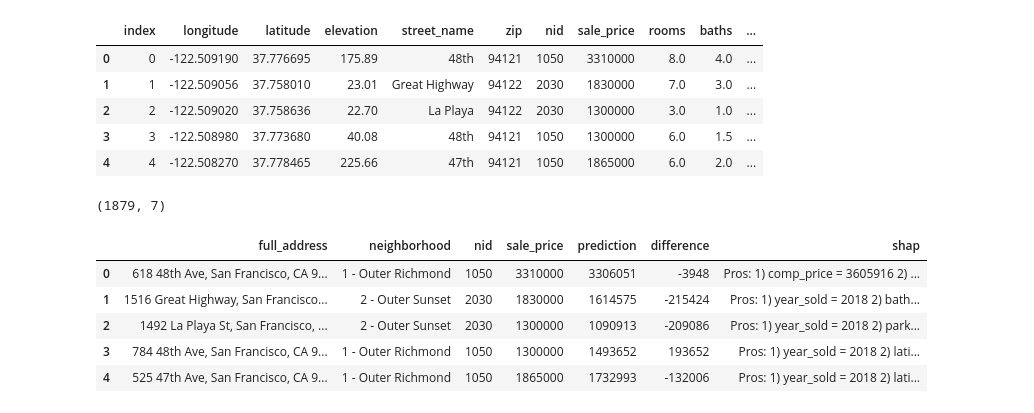
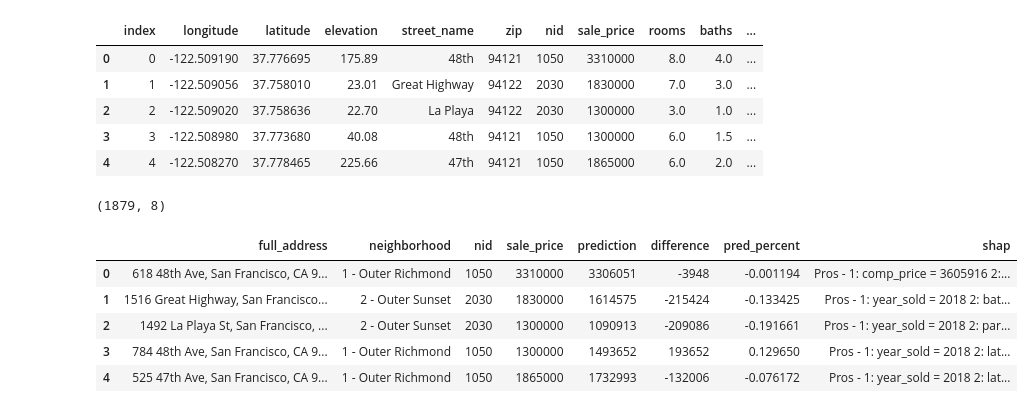
Before and after one commit to JimKing100/Jestimate, a Jupyter notebook: FinalLR.ipynb, the cells around one changed output. Drawn from its saved outputs; the diff is of its cells as text; code cells hidden in the pictures.

```diff
--- a/FinalLR.ipynb
+++ b/FinalLR.ipynb
@@ -391,7 +391,7 @@ plt.gca().set(title='Frequency Histogram of Prediction Errors', xlabel='Error Pe
 # %% [output]
 [figure]
 # %%
-# Calculate the 3 top and bottom shapley values for each prediction
+# Calculate the 2 top and bottom shapley values for each prediction
 import warnings
 warnings.filterwarnings("ignore")
 
@@ -417,21 +417,21 @@ def explain(row_number):
   feature_values = row.values[0]
   shaps = pd.Series(shap_values[0], zip(feature_names,feature_values))
 
-  pros = shaps.sort_values(ascending=False)[:3].index
-  cons = shaps.sort_values(ascending=True)[:3].index
+  pros = shaps.sort_values(ascending=False)[:2].index
+  cons = shaps.sort_values(ascending=True)[:2].index
 
-  pro_str = 'Pros: '
-  con_str = 'Cons: '
+  pro_str = 'Pros - '
+  con_str = 'Cons - '
 
   for i, pro in enumerate(pros, start=1):
     feature_name, feature_value = pro
-    pro_str = pro_str + str(i) + ') ' + feature_name + ' = ' + str(feature_value) + ' '
+    pro_str = pro_str + str(i) + ': ' + feature_name + ' = ' + str(feature_value) + ' '
 
   for i, con in enumerate(cons, start=1):
     feature_name, feature_value = con
-    con_str = con_str + str(i) + ') ' + feature_name + ' = ' + str(feature_value) + ' '
+    con_str = con_str + str(i) + ': ' + feature_name + ' = ' + str(feature_value) + ' '
 
-  shap_values = pro_str + ' ' + con_str
+  shap_values = pro_str + '  ' + con_str
 
   return shap_values
 
@@ -449,16 +449,16 @@ final.head()
 | 4 | 4 | -122.508270 | 37.778465 | 225.66 | 47th | 94121 | 1050 | 1865000 | 6.0 | 2.0 | ... |
 # %%
 # Create the data table for the display
-data = final[['full_address', 'neighborhood', 'nid', 'sale_price', 'prediction', 'difference', 'shap']]
+data = final[['full_address', 'neighborhood', 'nid', 'sale_price', 'prediction', 'difference', 'pred_percent', 'shap']]
 print(data.shape)
 data.head()
 # %% [output]
-(1879, 7)
+(1879, 8)
-|  | full_address | neighborhood | nid | sale_price | prediction | difference | shap |
-| 0 | 618 48th Ave, San Francisco, CA 9... | 1 - Outer Richmond | 1050 | 3310000 | 3306051 | -3948 | Pros: 1) comp_price = 3605916 2) ... |
-| 1 | 1516 Great Highway, San Francisco... | 2 - Outer Sunset | 2030 | 1830000 | 1614575 | -215424 | Pros: 1) year_sold = 2018 2) bath... |
-| 2 | 1492 La Playa St, San Francisco, ... | 2 - Outer Sunset | 2030 | 1300000 | 1090913 | -209086 | Pros: 1) year_sold = 2018 2) park... |
-| 3 | 784 48th Ave, San Francisco, CA 9... | 1 - Outer Richmond | 1050 | 1300000 | 1493652 | 193652 | Pros: 1) year_sold = 2018 2) lati... |
-| 4 | 525 47th Ave, San Francisco, CA 9... | 1 - Outer Richmond | 1050 | 1865000 | 1732993 | -132006 | Pros: 1) year_sold = 2018 2) lati... |
+|  | full_address | neighborhood | nid | sale_price | prediction | difference | pred_percent | shap |
+| 0 | 618 48th Ave, San Francisco, CA 9... | 1 - Outer Richmond | 1050 | 3310000 | 3306051 | -3948 | -0.001194 | Pros - 1: comp_price = 3605916 2:... |
+| 1 | 1516 Great Highway, San Francisco... | 2 - Outer Sunset | 2030 | 1830000 | 1614575 | -215424 | -0.133425 | Pros - 1: year_sold = 2018 2: bat... |
+| 2 | 1492 La Playa St, San Francisco, ... | 2 - Outer Sunset | 2030 | 1300000 | 1090913 | -209086 | -0.191661 | Pros - 1: year_sold = 2018 2: par... |
+| 3 | 784 48th Ave, San Francisco, CA 9... | 1 - Outer Richmond | 1050 | 1300000 | 1493652 | 193652 | 0.129650 | Pros - 1: year_sold = 2018 2: lat... |
+| 4 | 525 47th Ave, San Francisco, CA 9... | 1 - Outer Richmond | 1050 | 1865000 | 1732993 | -132006 | -0.076172 | Pros - 1: year_sold = 2018 2: lat... |
 # %%
 data.to_csv('/content/display_data.csv')
```
